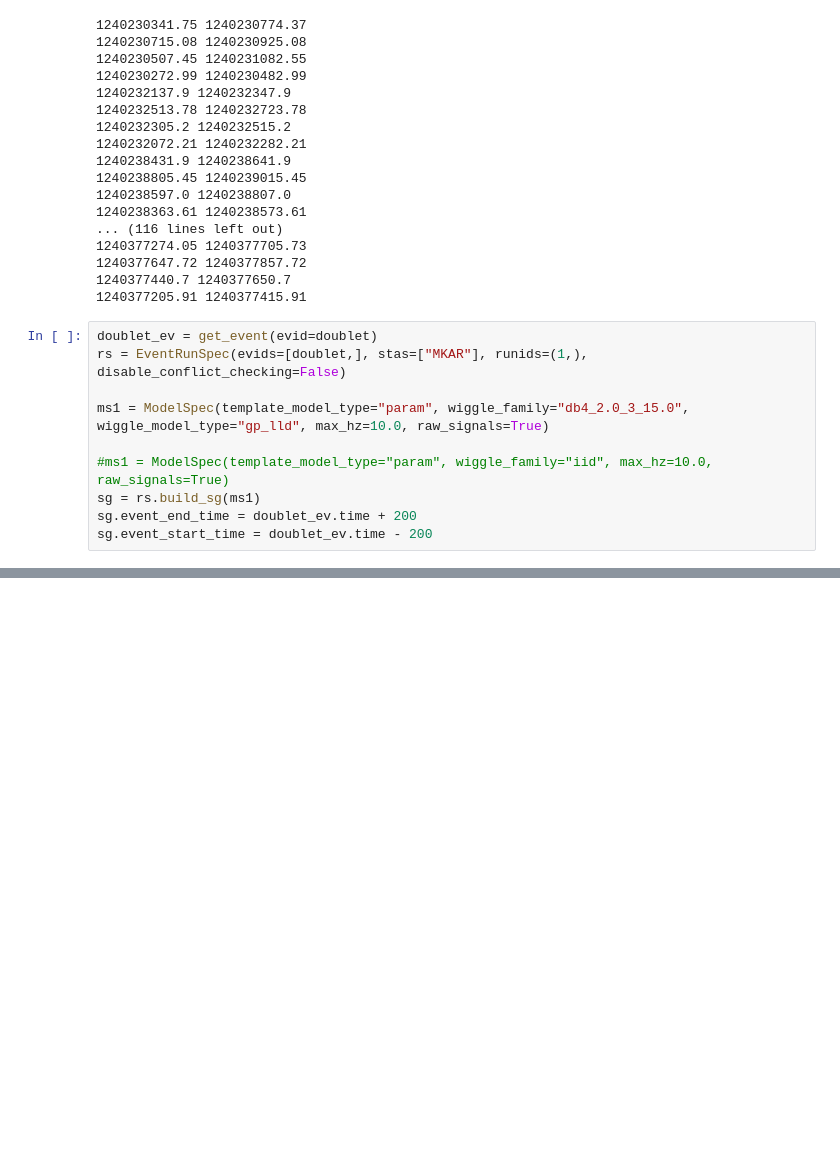
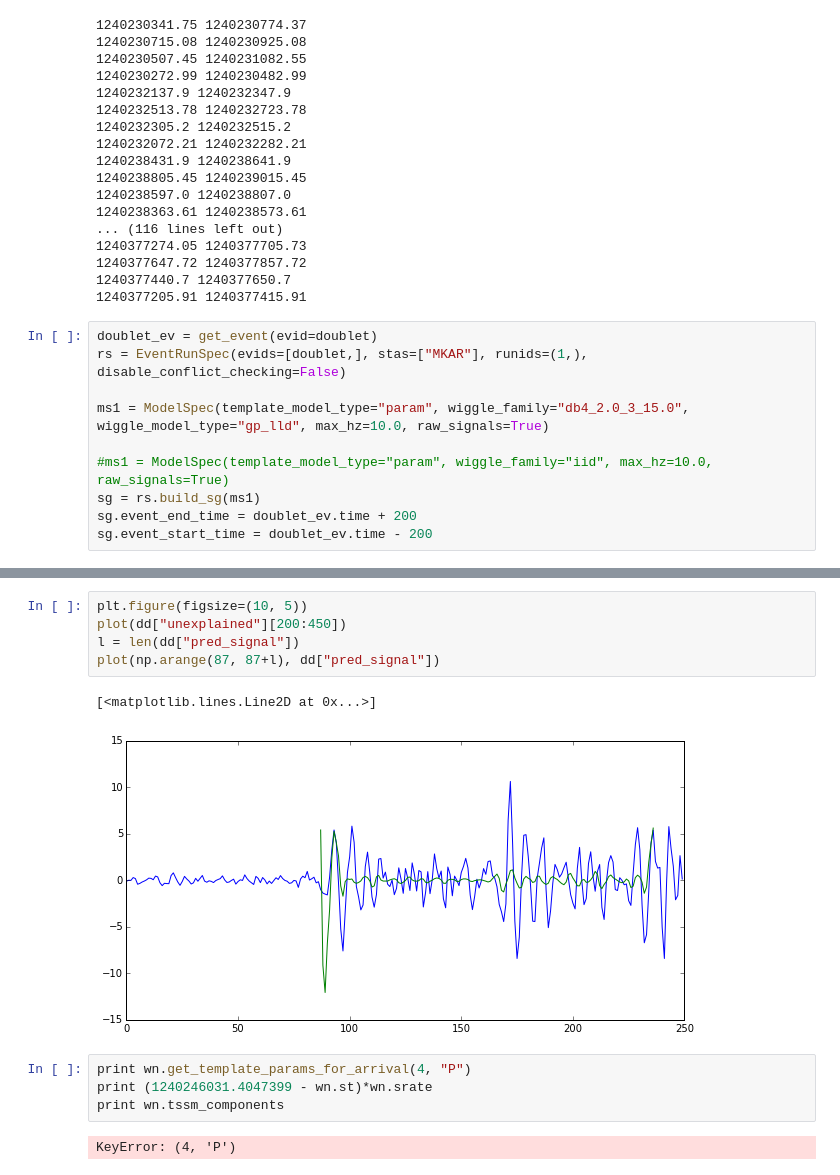
Before and after one commit to davmre/sigvisa, a Jupyter notebook: notebooks/bayesian_correlation_evproposal.ipynb, the cells around one changed output, grey strips where cells are left out. Cells and saved outputs as stored; diff of their text form; blank space fills up the shorter version.

```diff
--- a/notebooks/bayesian_correlation_evproposal.ipynb
+++ b/notebooks/bayesian_correlation_evproposal.ipynb
@@ -121,4 +142,18 @@ official: -2964.8
 None
+# %%
+plt.figure(figsize=(10, 5))
+plot(dd["unexplained"][200:450])
+l = len(dd["pred_signal"])
+plot(np.arange(87, 87+l), dd["pred_signal"])
+# %% [output]
+[<matplotlib.lines.Line2D at 0x...>]
+[figure, added]
+# %%
+print wn.get_template_params_for_arrival(4, "P")
+print (1240246031.4047399 - wn.st)*wn.srate
+print wn.tssm_components
+# %% [output]
+KeyError: (4, 'P')
 # %%
 f = figure(figsize=(20, 5))
 wn = sg.station_waves["MK31"][0]
```
Also changed, not shown: parts of 23 cells of this notebook, 10 other files.
